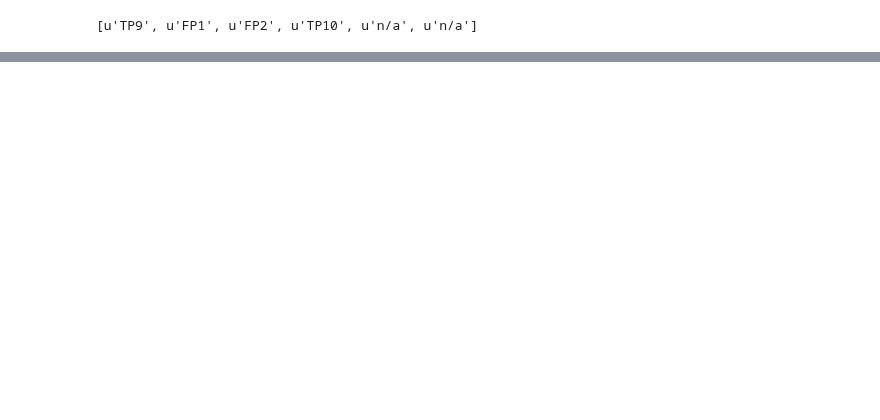
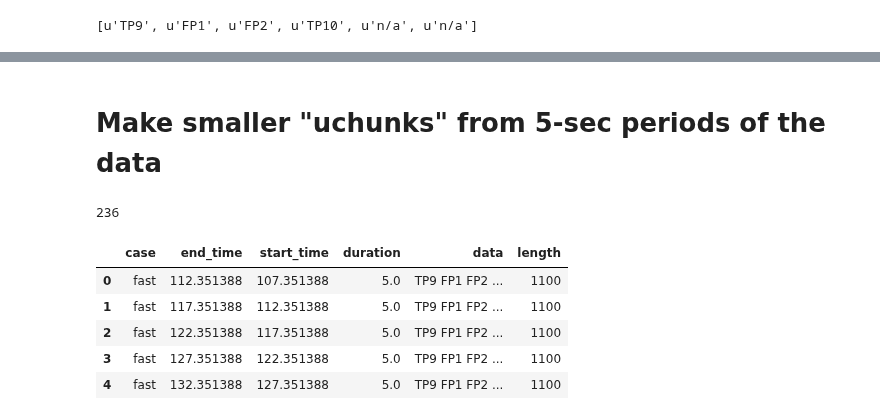
Before and after one commit to HALtheWise/neurotech-bmi, a Jupyter notebook: preprocessing.ipynb, the cells around one changed output, grey strips where cells are left out. Saved outputs shown, nothing was run; the diff lists cells and outputs as text; code cells hidden in the pictures; blank space fills up the shorter version.

```diff
--- a/preprocessing.ipynb
+++ b/preprocessing.ipynb
@@ -117,0 +163,32 @@ df.tail()
+# %% [markdown]
+# Make smaller "uchunks" from 5-sec periods of the data
+# %%
+uchunk_len = 5.0
+
+uchunks = pd.DataFrame(columns=chunks.columns)
+for chunk in chunks.itertuples():
+    start = chunk.start_time
+    while True:
+        end = start + uchunk_len
+        if end > chunk.end_time:
+            break
+
+        uchunks = uchunks.append({'case':chunk.case,'start_time':start,'end_time':end}, ignore_index=True)
+        start = end
+
+
+uchunks['duration'] = uchunks.end_time - uchunks.start_time
+uchunks['data'] = [df[(start < df.time) & (df.time <= end)]
+                  for start, end in zip(uchunks.start_time, uchunks.end_time)]
+uchunks['length'] = [len(data) for data in uchunks.data]
+
+print len(uchunks)
+uchunks.head()
+# %% [output]
+236
+|  | case | end_time | start_time | duration | data | length |
+| 0 | fast | 112.351388 | 107.351388 | 5.0 | TP9 FP1 FP2 ... | 1100 |
+| 1 | fast | 117.351388 | 112.351388 | 5.0 | TP9 FP1 FP2 ... | 1100 |
+| 2 | fast | 122.351388 | 117.351388 | 5.0 | TP9 FP1 FP2 ... | 1100 |
+| 3 | fast | 127.351388 | 122.351388 | 5.0 | TP9 FP1 FP2 ... | 1100 |
+| 4 | fast | 132.351388 | 127.351388 | 5.0 | TP9 FP1 FP2 ... | 1100 |
```
Also changed, not shown: parts of 13 cells of this notebook.
